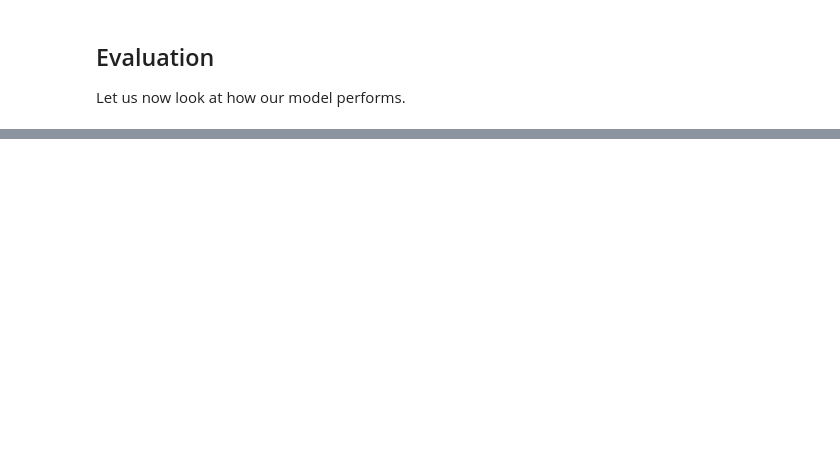
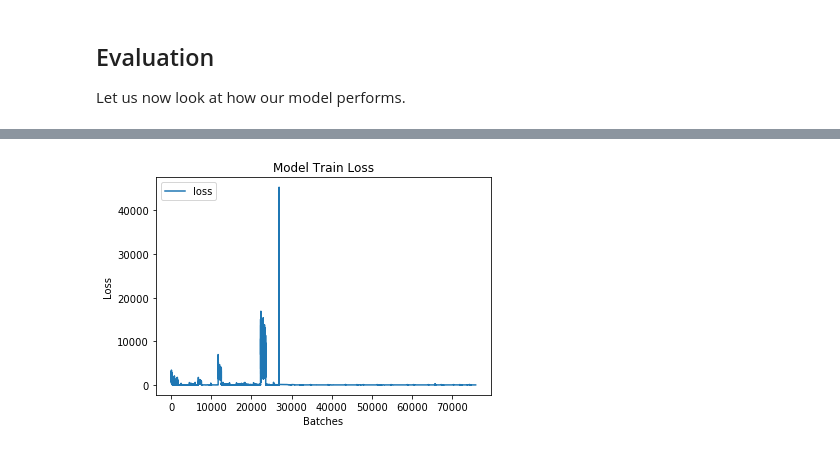
Before and after one commit to Fournierp/alfred, a Jupyter notebook: models/LSTM.ipynb, the cells around one changed output, grey strips where cells are left out. Cells and saved outputs as stored; diff of their text form; code cells hidden in the pictures; blank space fills up the shorter version.

```diff
--- a/models/LSTM.ipynb
+++ b/models/LSTM.ipynb
@@ -382,0 +539,11 @@ print('The Mean Absolute Error is: {}'.format(mse))
+# %%
+fig = plt.figure()
+# summarize history for batches
+plt.plot(cb.loss)
+plt.title('Model Train Loss')
+plt.ylabel('Loss')
+plt.xlabel('Batches')
+plt.legend(['loss'], loc='upper left')
+plt.show()
+# %% [output]
+[figure, added]
```
Also changed, not shown: parts of 37 cells of this notebook, 1 other file.
